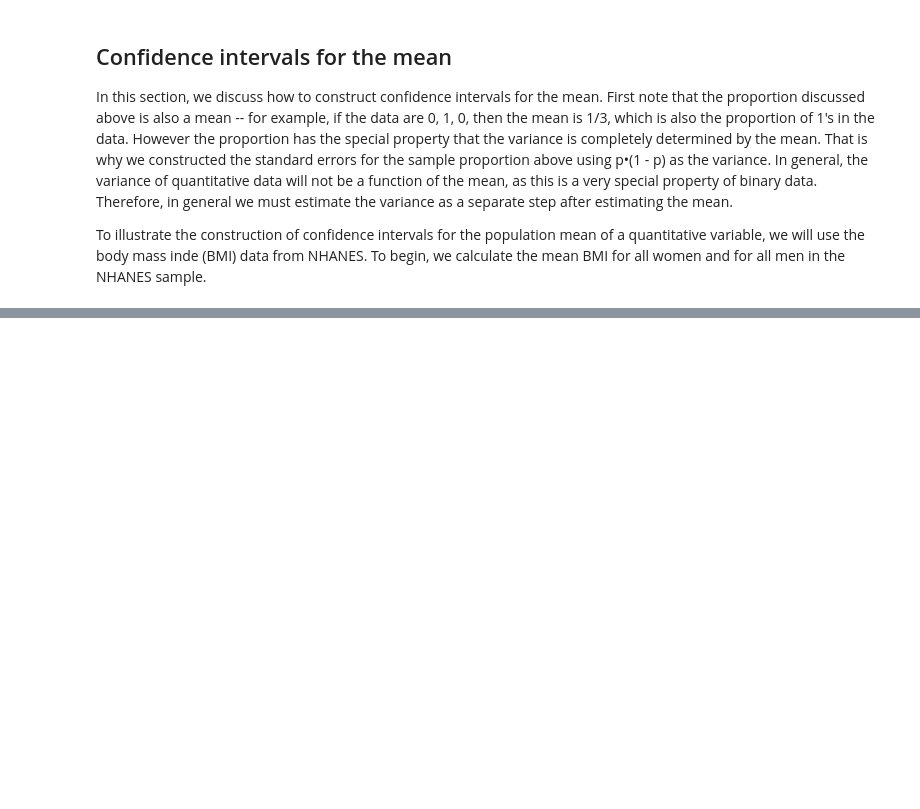
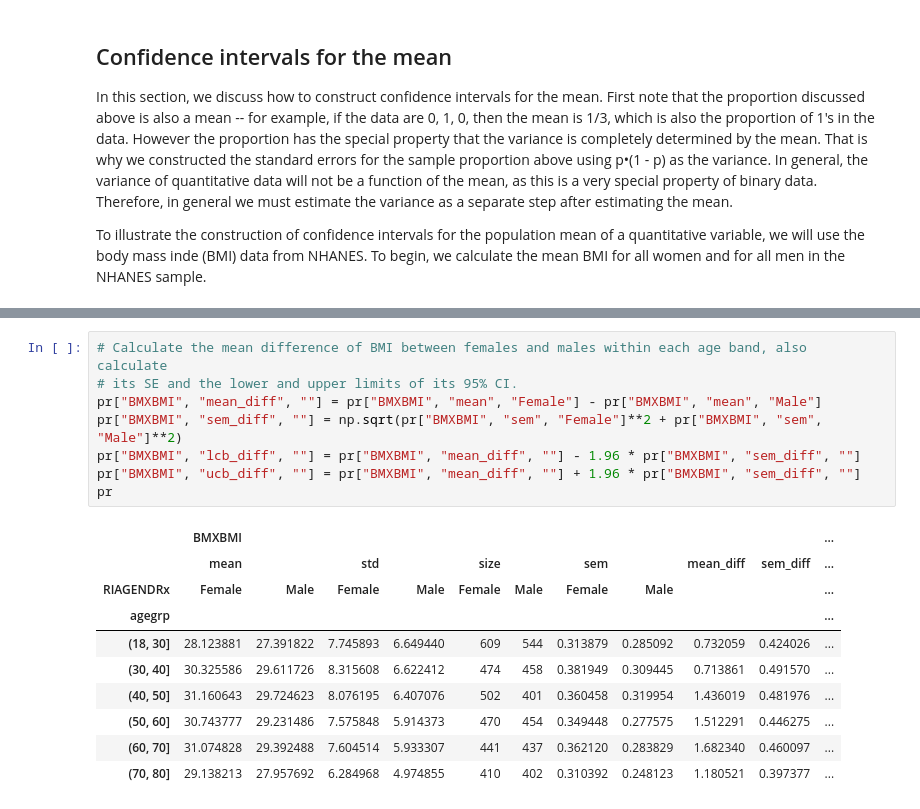
Before and after one commit to htetaunglynn94/coursera, a Jupyter notebook: statistics_with_python/inferential_statical_analysis_with_python/week02/wk02_confidence_intervals_case_study.ipynb, the cells around one changed output, grey strips where cells are left out. Cells and saved outputs as stored; diff of their text form; blank space fills up the shorter version.

```diff
--- a/statistics_with_python/inferential_statical_analysis_with_python/week02/wk02_confidence_intervals_case_study.ipynb
+++ b/statistics_with_python/inferential_statical_analysis_with_python/week02/wk02_confidence_intervals_case_study.ipynb
@@ -298,0 +417,19 @@ da.groupby
+# %%
+# Calculate the mean difference of BMI between females and males within each age band, also  calculate
+# its SE and the lower and upper limits of its 95% CI.
+pr["BMXBMI", "mean_diff", ""] = pr["BMXBMI", "mean", "Female"] - pr["BMXBMI", "mean", "Male"]
+pr["BMXBMI", "sem_diff", ""] = np.sqrt(pr["BMXBMI", "sem", "Female"]**2 + pr["BMXBMI", "sem", "Male"]**2)
+pr["BMXBMI", "lcb_diff", ""] = pr["BMXBMI", "mean_diff", ""] - 1.96 * pr["BMXBMI", "sem_diff", ""]
+pr["BMXBMI", "ucb_diff", ""] = pr["BMXBMI", "mean_diff", ""] + 1.96 * pr["BMXBMI", "sem_diff", ""]
+pr
+# %% [output]
+|  | BMXBMI |  |  |  |  |  |  |  |  |  | ... |
+|  | mean |  | std |  | size |  | sem |  | mean_diff | sem_diff | ... |
+| RIAGENDRx | Female | Male | Female | Male | Female | Male | Female | Male |  |  | ... |
+| agegrp |  |  |  |  |  |  |  |  |  |  | ... |
+| (18, 30] | 28.123881 | 27.391822 | 7.745893 | 6.649440 | 609 | 544 | 0.313879 | 0.285092 | 0.732059 | 0.424026 | ... |
+| (30, 40] | 30.325586 | 29.611726 | 8.315608 | 6.622412 | 474 | 458 | 0.381949 | 0.309445 | 0.713861 | 0.491570 | ... |
+| (40, 50] | 31.160643 | 29.724623 | 8.076195 | 6.407076 | 502 | 401 | 0.360458 | 0.319954 | 1.436019 | 0.481976 | ... |
+| (50, 60] | 30.743777 | 29.231486 | 7.575848 | 5.914373 | 470 | 454 | 0.349448 | 0.277575 | 1.512291 | 0.446275 | ... |
+| (60, 70] | 31.074828 | 29.392488 | 7.604514 | 5.933307 | 441 | 437 | 0.362120 | 0.283829 | 1.682340 | 0.460097 | ... |
+| (70, 80] | 29.138213 | 27.957692 | 6.284968 | 4.974855 | 410 | 402 | 0.310392 | 0.248123 | 1.180521 | 0.397377 | ... |
```
Also changed, not shown: parts of 27 cells of this notebook.
